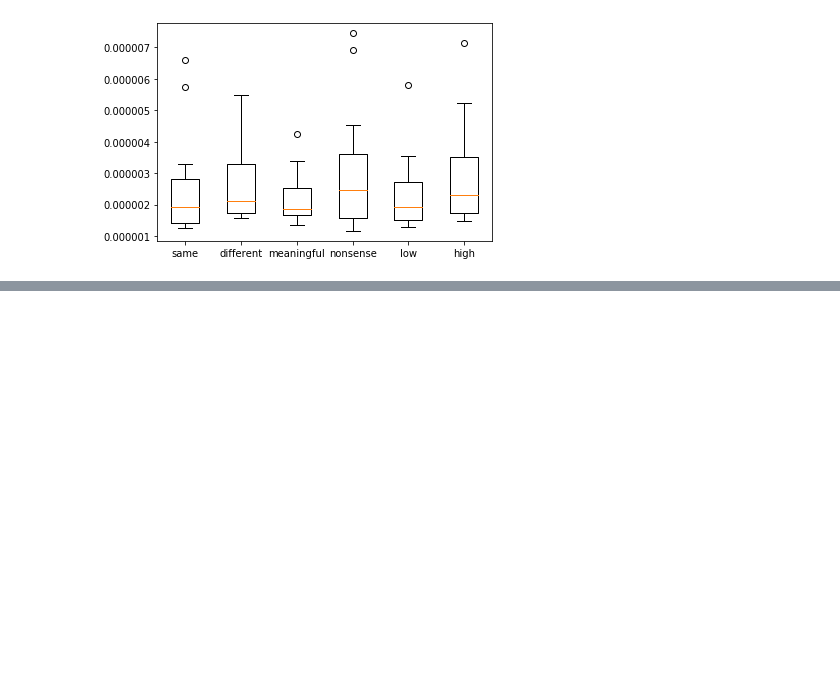
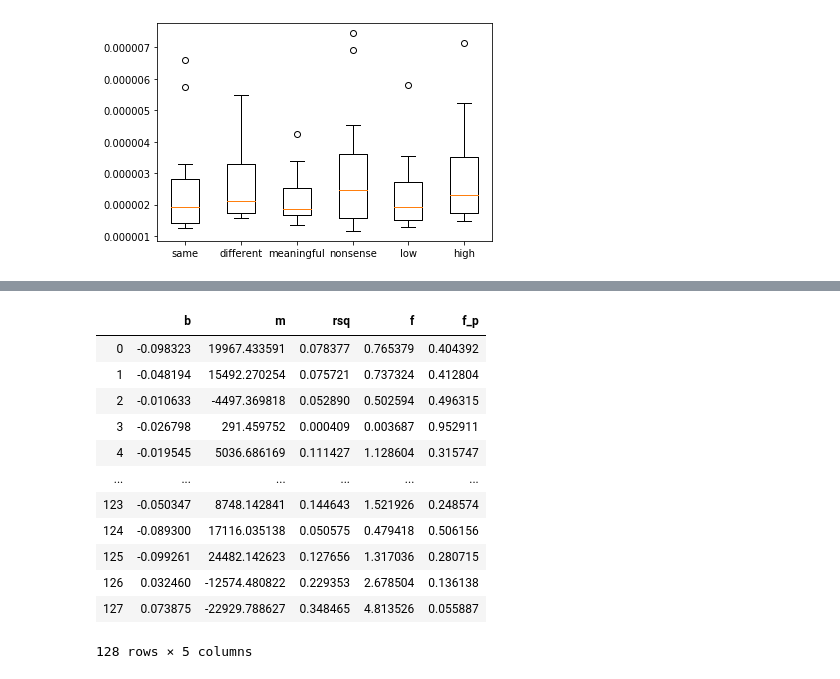
Before and after one commit to letitiayhho/talker_change_data_processing, a Jupyter notebook: 9_N1_RMS/src/n1.ipynb, the cells around one changed output, grey strips where cells are left out. Cells and saved outputs as stored; diff of their text form; code cells hidden in the pictures; blank space fills up the shorter version.

```diff
--- a/9_N1_RMS/src/n1.ipynb
+++ b/9_N1_RMS/src/n1.ipynb
@@ -298,0 +326,16 @@ for i in range(1, 4):
+# %%
+same_lin_reg
+# %% [output]
+|  | b | m | rsq | f | f_p |
+| 0 | -0.098323 | 19967.433591 | 0.078377 | 0.765379 | 0.404392 |
+| 1 | -0.048194 | 15492.270254 | 0.075721 | 0.737324 | 0.412804 |
+| 2 | -0.010633 | -4497.369818 | 0.052890 | 0.502594 | 0.496315 |
+| 3 | -0.026798 | 291.459752 | 0.000409 | 0.003687 | 0.952911 |
+| 4 | -0.019545 | 5036.686169 | 0.111427 | 1.128604 | 0.315747 |
+| ... | ... | ... | ... | ... | ... |
+| 123 | -0.050347 | 8748.142841 | 0.144643 | 1.521926 | 0.248574 |
+| 124 | -0.089300 | 17116.035138 | 0.050575 | 0.479418 | 0.506156 |
+| 125 | -0.099261 | 24482.142623 | 0.127656 | 1.317036 | 0.280715 |
+| 126 | 0.032460 | -12574.480822 | 0.229353 | 2.678504 | 0.136138 |
+| 127 | 0.073875 | -22929.788627 | 0.348465 | 4.813526 | 0.055887 |
+128 rows × 5 columns
```
Also changed, not shown: parts of 4 cells of this notebook.
